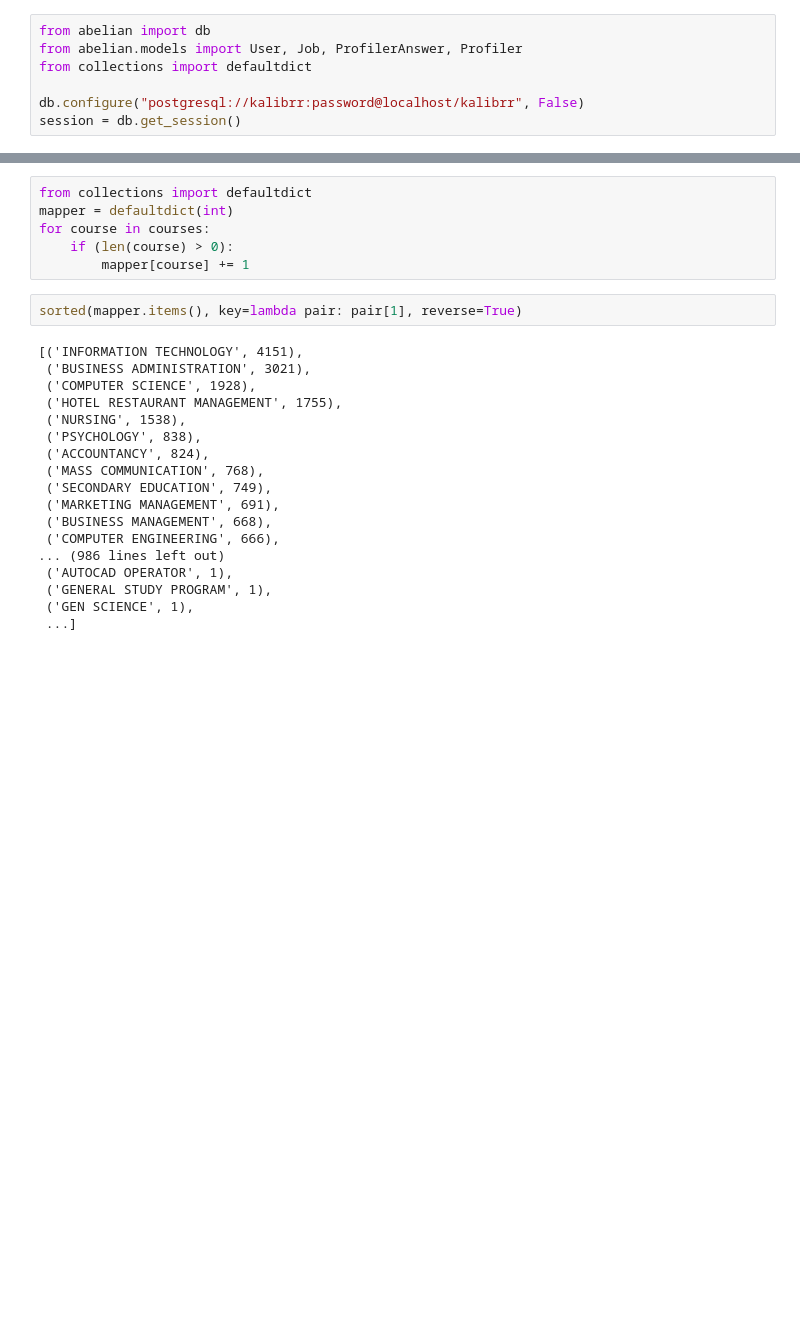
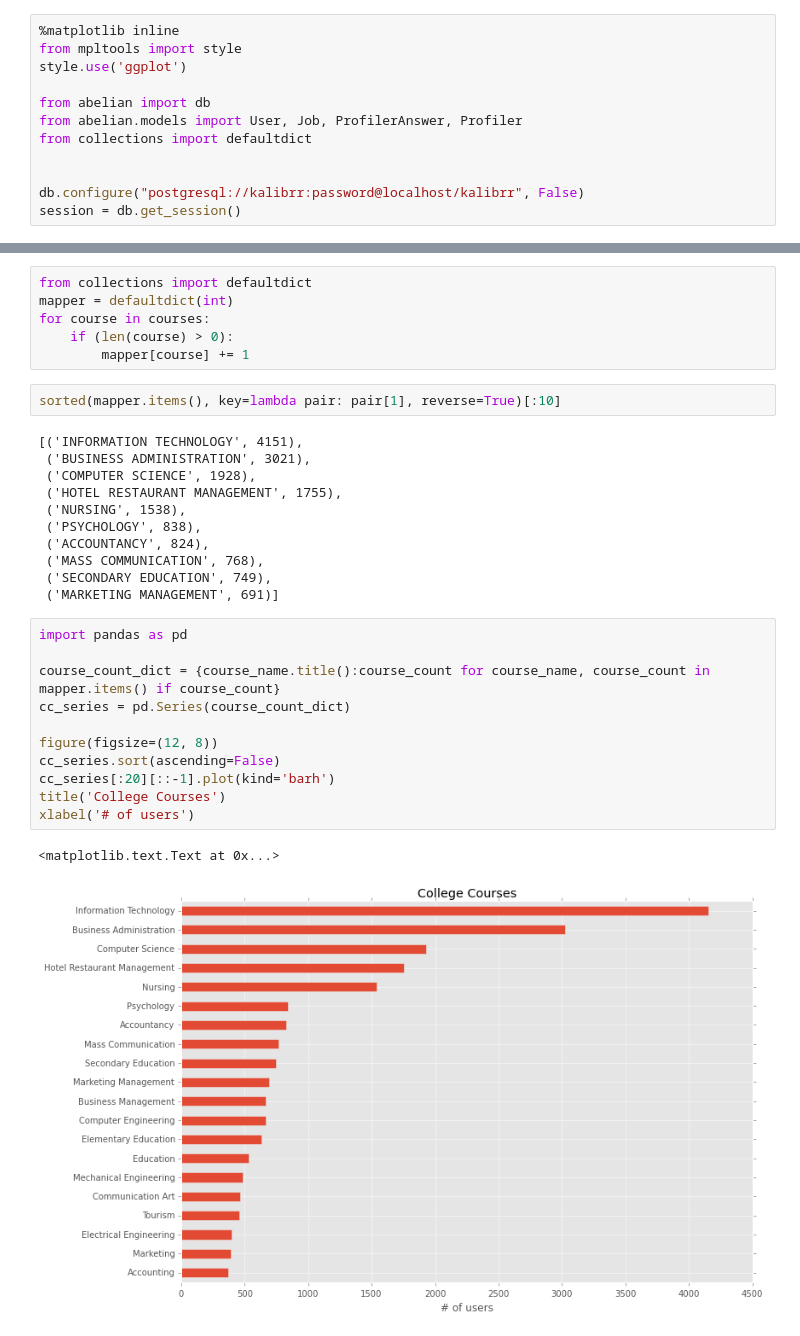
Before and after one commit to Hikari9/Matching, a Jupyter notebook: User Courses Intelligence.ipynb, the cells around one changed output, grey strips where cells are left out. Cells and saved outputs as stored; diff of their text form; blank space fills up the shorter version.

```diff
--- a/User Courses Intelligence.ipynb
+++ b/User Courses Intelligence.ipynb
@@ -3,8 +5,13 @@ c/o Rico
 # %%
+%matplotlib inline
+from mpltools import style
+style.use('ggplot')
+
 from abelian import db
 from abelian.models import User, Job, ProfilerAnswer, Profiler
 from collections import defaultdict
 
+
 db.configure("postgresql://kalibrr:password@localhost/kalibrr", False)
 session = db.get_session()
 # %%
@@ -71,7 +78,7 @@ for course in courses:
     if (len(course) > 0):
         mapper[course] += 1
 # %%
-sorted(mapper.items(), key=lambda pair: pair[1], reverse=True)
+sorted(mapper.items(), key=lambda pair: pair[1], reverse=True)[:10]
 # %% [output]
 [('INFORMATION TECHNOLOGY', 4151),
  ('BUSINESS ADMINISTRATION', 3021),
@@ -82,11 +89,18 @@ sorted(mapper.items(), key=lambda pair: pair[1], reverse=True)
  ('ACCOUNTANCY', 824),
  ('MASS COMMUNICATION', 768),
  ('SECONDARY EDUCATION', 749),
- ('MARKETING MANAGEMENT', 691),
- ('BUSINESS MANAGEMENT', 668),
- ('COMPUTER ENGINEERING', 666),
-... (986 lines left out)
- ('AUTOCAD OPERATOR', 1),
- ('GENERAL STUDY PROGRAM', 1),
- ('GEN SCIENCE', 1),
- ...]
+ ('MARKETING MANAGEMENT', 691)]
+# %%
+import pandas as pd
+
+course_count_dict = {course_name.title():course_count for course_name, course_count in mapper.items() if course_count}
+cc_series = pd.Series(course_count_dict)
+
+figure(figsize=(12, 8))
+cc_series.sort(ascending=False)
+cc_series[:20][::-1].plot(kind='barh')
+title('College Courses')
+xlabel('# of users')
+# %% [output]
+<matplotlib.text.Text at 0x...>
+[figure, added]
```
Also changed, not shown: parts of 1 cell of this notebook, 4 other files.
